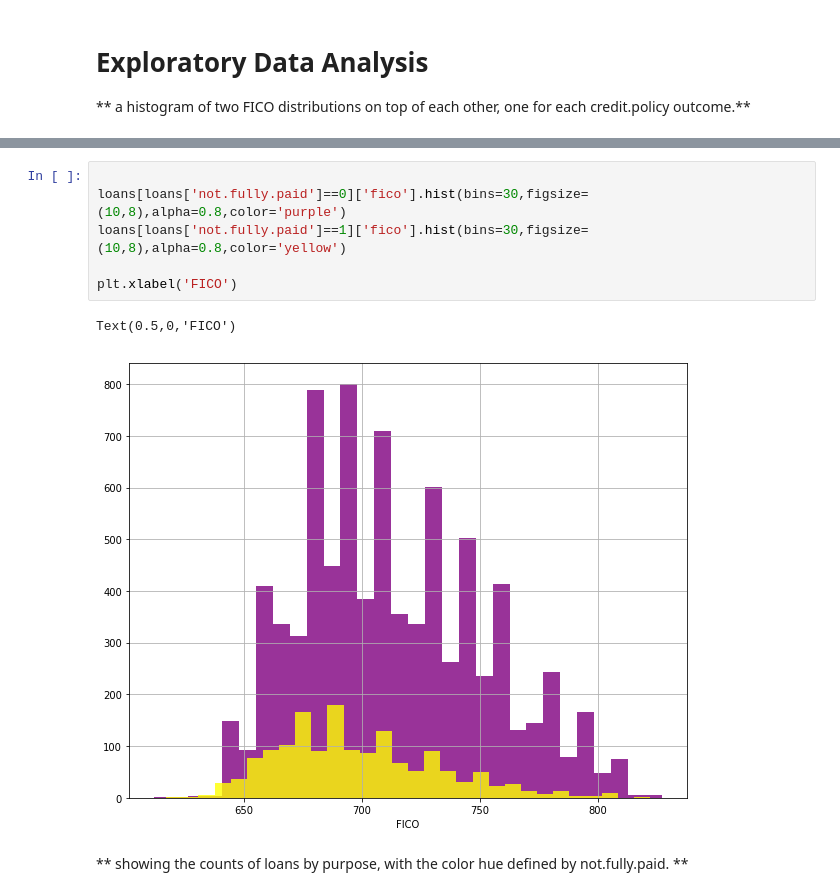
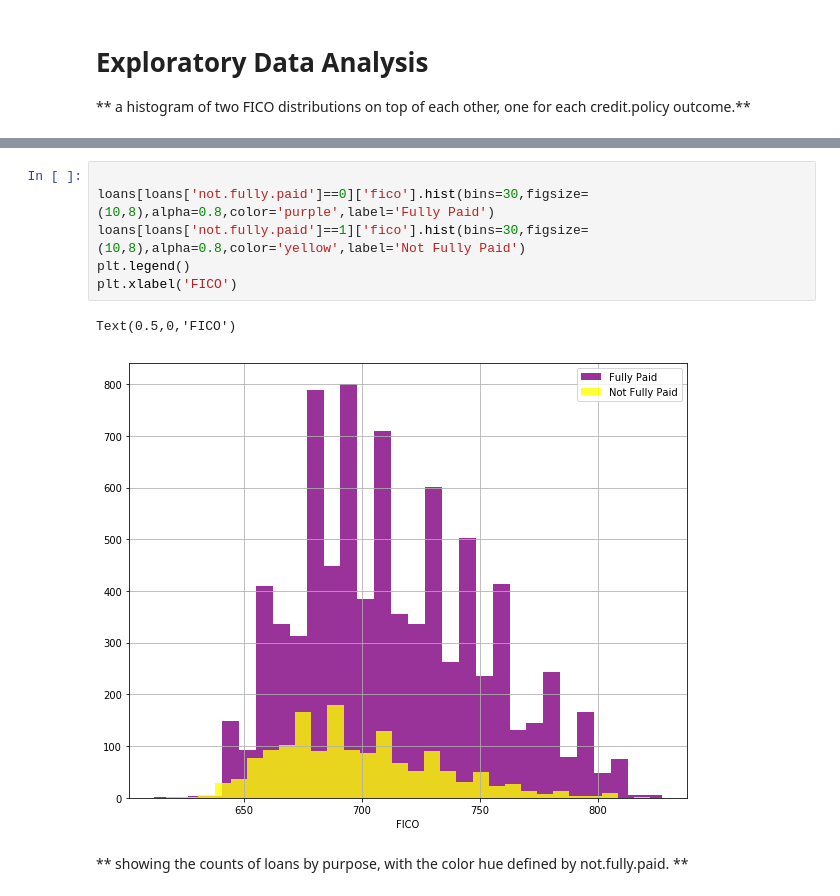
Before and after one commit to omkar-dsd/decision_trees_and_random_forest_project, a Jupyter notebook: Decision Trees and Random Forest Project .ipynb, the cells around one changed output, grey strips where cells are left out. Saved outputs shown, nothing was run; the diff lists cells and outputs as text.

```diff
--- a/Decision Trees and Random Forest Project .ipynb
+++ b/Decision Trees and Random Forest Project .ipynb
@@ -93,12 +94,12 @@ Text(0.5,0,'FICO')
 # %%
 
-loans[loans['not.fully.paid']==0]['fico'].hist(bins=30,figsize=(10,8),alpha=0.8,color='purple')
-loans[loans['not.fully.paid']==1]['fico'].hist(bins=30,figsize=(10,8),alpha=0.8,color='yellow')
-
+loans[loans['not.fully.paid']==0]['fico'].hist(bins=30,figsize=(10,8),alpha=0.8,color='purple',label='Fully Paid')
+loans[loans['not.fully.paid']==1]['fico'].hist(bins=30,figsize=(10,8),alpha=0.8,color='yellow',label='Not Fully Paid')
+plt.legend()
 plt.xlabel('FICO')
 # %% [output]
 Text(0.5,0,'FICO')
-[figure, old version]
+[figure, new version]
 # %% [markdown]
 ** showing the counts of loans by purpose, with the color hue defined by not.fully.paid. **
 # %%
```
Also changed, not shown: parts of 1 cell of this notebook.
